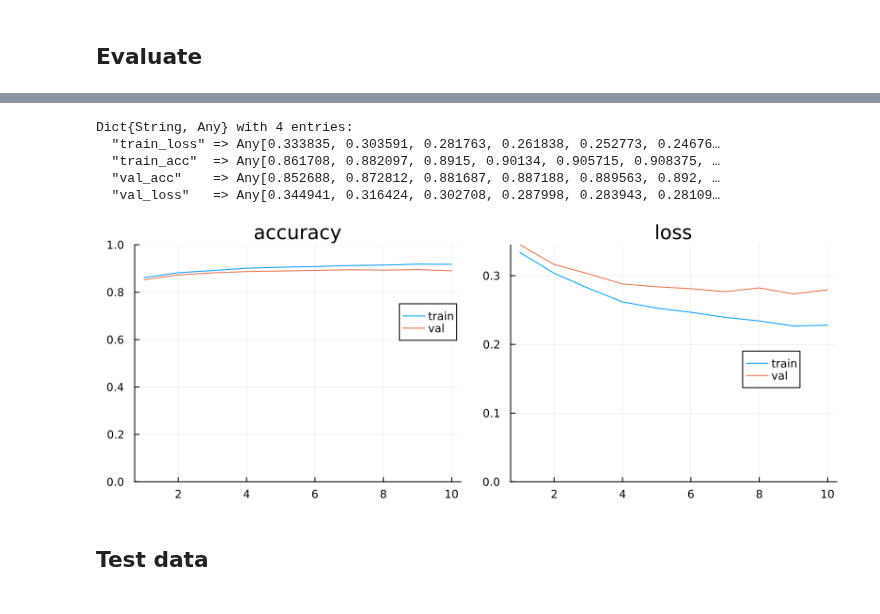
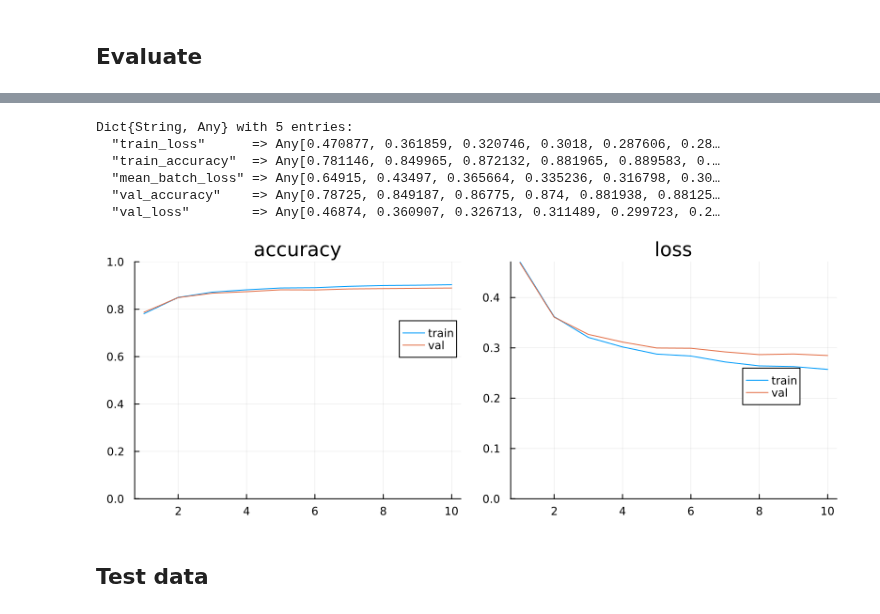
Before and after one commit to LiorSinai/TransformersLite-Examples, a Jupyter notebook: examples/classifier/Evaluate-sentences.ipynb, the cells around one changed output, grey strips where cells are left out. Drawn from its saved outputs; the diff is of its cells as text; code cells hidden in the pictures.

```diff
--- a/examples/classifier/Evaluate-sentences.ipynb
+++ b/examples/classifier/Evaluate-sentences.ipynb
@@ -64,7 +64,7 @@ test samples: (5000,) (5000,)
 # %% [markdown]
 models
 # %%
-directory = "outputs/20230701_1325_n1_sen"
+directory = "outputs/20240212_n1_sentence"
 saved_objects = BSON.load(joinpath(directory, "model.bson"))
 # %% [output]
 Dict{Symbol, Any} with 4 entries:
@@ -198,26 +196,27 @@ history = open(joinpath(directory, "history.json"), "r") do f
     history=JSON.parse(read(f, String))
 end
 # %% [output]
-Dict{String, Any} with 4 entries:
-  "train_loss" => Any[0.333835, 0.303591, 0.281763, 0.261838, 0.252773, 0.24676…
-  "train_acc"  => Any[0.861708, 0.882097, 0.8915, 0.90134, 0.905715, 0.908375, …
-  "val_acc"    => Any[0.852688, 0.872812, 0.881687, 0.887188, 0.889563, 0.892, …
-  "val_loss"   => Any[0.344941, 0.316424, 0.302708, 0.287998, 0.283943, 0.28109…
+Dict{String, Any} with 5 entries:
+  "train_loss"      => Any[0.470877, 0.361859, 0.320746, 0.3018, 0.287606, 0.28…
+  "train_accuracy"  => Any[0.781146, 0.849965, 0.872132, 0.881965, 0.889583, 0.…
+  "mean_batch_loss" => Any[0.64915, 0.43497, 0.365664, 0.335236, 0.316798, 0.30…
+  "val_accuracy"    => Any[0.78725, 0.849187, 0.86775, 0.874, 0.881938, 0.88125…
+  "val_loss"        => Any[0.46874, 0.360907, 0.326713, 0.311489, 0.299723, 0.2…
 # %%
-epochs = 1:length(history["train_acc"])
-p1 = plot(epochs, history["train_acc"], label="train")
-plot!(p1, epochs, history["val_acc"], label="val")
+epochs = 1:length(history["train_accuracy"])
+p1 = plot(epochs, history["train_accuracy"], label="train")
+plot!(p1, epochs, history["val_accuracy"], label="val")
 plot!(p1, ylims=[0, 1], title="accuracy", legend=(0.9, 0.7))
 
 p2 = plot(epochs, history["train_loss"], label="train")
 plot!(p2, epochs, history["val_loss"], label="val")
 plot!(p2, title="loss", ylims=[0, Inf], legend=(0.8, 0.5))
 
 p = plot(p1, p2, layout=grid(1, 2), size=(800, 300))
 savefig(p, joinpath(directory, "history.png"))
 p
 # %% [output]
-[figure, old version]
+[figure, new version]
 # %% [markdown]
 ## Test data
 # %%
```
Also changed, not shown: parts of 19 cells of this notebook, 6 other files.
